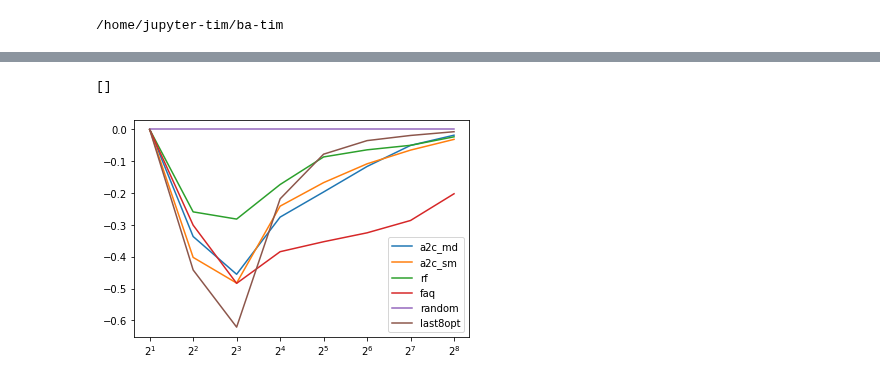
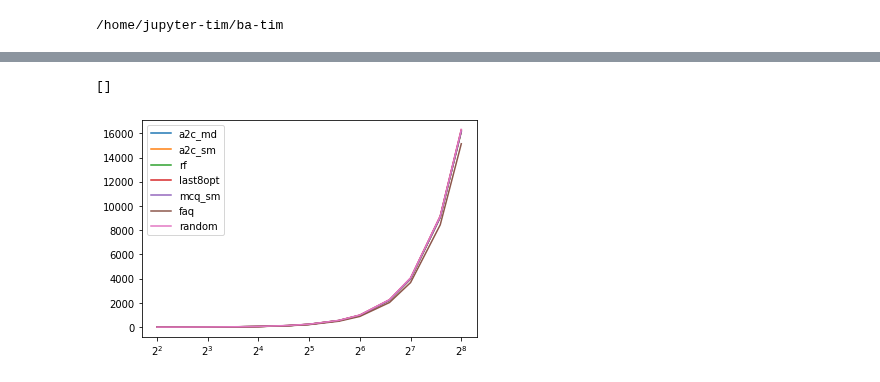
Before and after one commit to timgott/DeepQAP, a Jupyter notebook: evaluation/Generalization_by_size.ipynb, the cells around one changed output, grey strips where cells are left out. Saved outputs shown, nothing was run; the diff lists cells and outputs as text; code cells hidden in the pictures.

Commit message:
generalization plots

```diff
--- a/evaluation/Generalization_by_size.ipynb
+++ b/evaluation/Generalization_by_size.ipynb
@@ -7,7 +7,7 @@ from drlqap.taskgenerators import generators, RandomWeightsTaskGenerator, Random
 from collections import defaultdict
 # %%
 # Generate new problems
-sizes = [2,4,8,16,32,64,128,256]
+sizes = [4,6,8,12,16,24,32,48,64,96,128,192,256]
 count = 20
 problems = {
     i: [RandomWeightsTaskGenerator(i).sample() for _ in range(count)] for i in sizes
@@ -174,10 +302,8 @@ last8opt on n=256: mean=16306.987, var=7822.518, t=3.550
 # %%
-for s in ["a2c_md", "a2c_sm", "rf", "faq", "random", "last8opt"]:
-    rm = results["random"]["means"]
-    rv = results["random"]["vars"]
-    plt.plot(sizes, (results[s]["means"] - rm) / rv, label=s)
+for s in ["a2c_md", "a2c_sm", "rf", "last8opt", "mcq_sm", "faq", "random"]:
+    plt.plot(sizes, results[s]["means"], label=s)
 plt.legend()
 plt.semilogx(base=2)
 # %% [output]
 []
-[figure, old version]
+[figure, new version]
```
Also changed, not shown: parts of 23 cells of this notebook.
